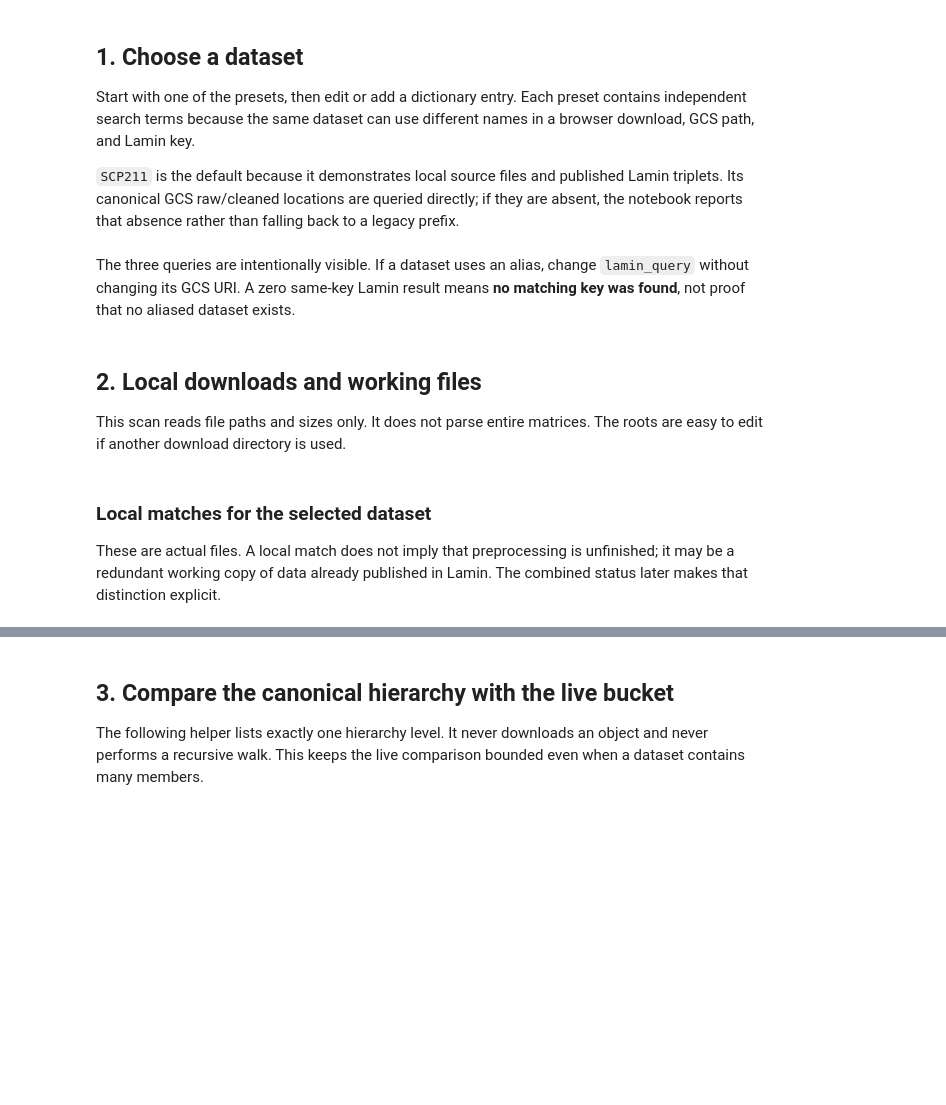
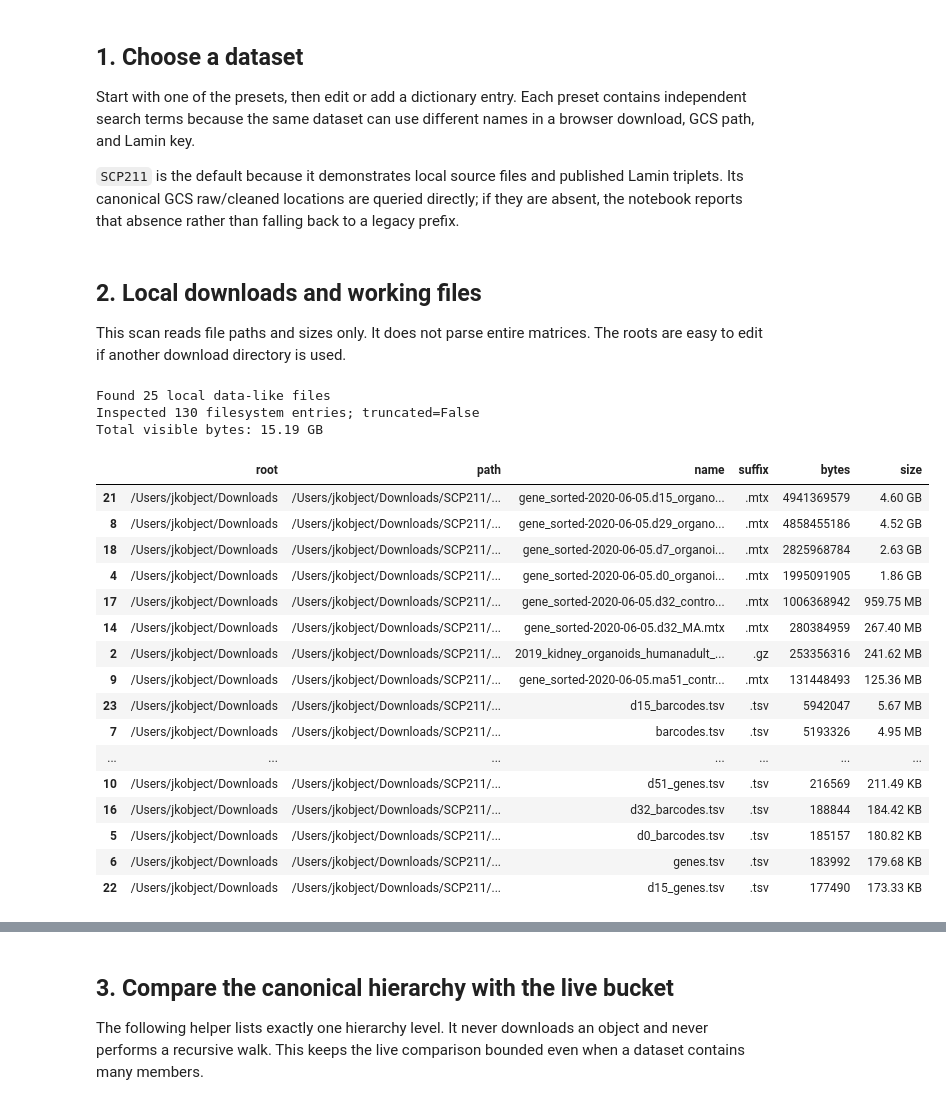
Before and after one commit to jkobject/pert-gym, a Jupyter notebook: notebooks/explore_dataset_storage.ipynb, the cells around one changed output, grey strips where cells are left out. Saved outputs shown, nothing was run; the diff lists cells and outputs as text; code cells hidden in the pictures; blank space fills up the shorter version.

```diff
--- a/notebooks/explore_dataset_storage.ipynb
+++ b/notebooks/explore_dataset_storage.ipynb
@@ -132,7 +90,3 @@ selection
-# %% [markdown]
-The three queries are intentionally visible. If a dataset uses an alias, change
-`lamin_query` without changing its GCS URI. A zero same-key Lamin result means
-**no matching key was found**, not proof that no aliased dataset exists.
 # %%
 def human_bytes(value):
     if value is None:
@@ -154,8 +108,19 @@ roots are easy to edit if another download directory is used.
 # %%
 LOCAL_ROOTS = [Path("data/main"), Path("data/gcs_cache"), Path.home() / "Downloads"]
 DATA_SUFFIXES = {
-    ".h5ad", ".h5", ".hdf5", ".rds", ".rda", ".loom", ".mtx",
-    ".parquet", ".csv", ".tsv", ".zip", ".tar", ".gz",
+    ".h5ad",
+    ".h5",
+    ".hdf5",
+    ".rds",
+    ".rda",
+    ".loom",
+    ".mtx",
+    ".parquet",
+    ".csv",
+    ".tsv",
+    ".zip",
+    ".tar",
+    ".gz",
 }
 MAX_LOCAL_FILES = 10_000
 MAX_LOCAL_ENTRIES = 20_000
@@ -173,47 +138,72 @@ def scan_local_data(roots, max_files=MAX_LOCAL_FILES, max_entries=MAX_LOCAL_ENTR
             try:
                 entries = os.scandir(current)
             except OSError:
                 continue
             with entries:
                 for entry in entries:
                     if entries_seen >= max_entries or len(rows) >= max_files:
                         truncated = True
                         break
                     entries_seen += 1
                     path = Path(entry.path)
                     path_lower = str(path).lower()
                     if "openclaw-repair" in path_lower:
                         continue
                     try:
                         if entry.is_dir(follow_symlinks=False):
                             pending.append(path)
-                        elif entry.is_file(follow_symlinks=False) and path.suffix.lower() in DATA_SUFFIXES:
+                        elif (
+                            entry.is_file(follow_symlinks=False)
+                            and path.suffix.lower() in DATA_SUFFIXES
+                        ):
                             size = entry.stat(follow_symlinks=False).st_size
-                            rows.append({
-                                "root": str(root),
-                                "path": str(path),
-                                "name": path.name,
-                                "suffix": path.suffix.lower(),
-                                "bytes": size,
-                                "size": human_bytes(size),
-                            })
+                            rows.append(
+                                {
+                                    "root": str(root),
+                                    "path": str(path),
+                                    "name": path.name,
+                                    "suffix": path.suffix.lower(),
+                                    "bytes": size,
+                                    "size": human_bytes(size),
+                                }
+                            )
                     except OSError:
                         continue
             if truncated:
                 break
     frame = pd.DataFrame(rows)
     frame.attrs.update(entries_seen=entries_seen, scan_truncated=truncated)
     return frame
 
 
 local_files = scan_local_data(LOCAL_ROOTS)
 print(f"Found {len(local_files):,} local data-like files")
-print(f"Inspected {local_files.attrs['entries_seen']:,} filesystem entries; truncated={local_files.attrs['scan_truncated']}")
-print("Total visible bytes:", human_bytes(local_files["bytes"].sum()) if len(local_files) else "0 B")
+print(
+    f"Inspected {local_files.attrs['entries_seen']:,} filesystem entries; truncated={local_files.attrs['scan_truncated']}"
+)
+print(
+    "Total visible bytes:",
+    human_bytes(local_files["bytes"].sum()) if len(local_files) else "0 B",
+)
 local_files.sort_values("bytes", ascending=False).head(20)
+# %% [output]
+Found 25 local data-like files
+Inspected 130 filesystem entries; truncated=False
+Total visible bytes: 15.19 GB
+|  | root | path | name | suffix | bytes | size |
+| 21 | /Users/jkobject/Downloads | /Users/jkobject/Downloads/SCP211/... | gene_sorted-2020-06-05.d15_organo... | .mtx | 4941369579 | 4.60 GB |
+| 8 | /Users/jkobject/Downloads | /Users/jkobject/Downloads/SCP211/... | gene_sorted-2020-06-05.d29_organo... | .mtx | 4858455186 | 4.52 GB |
+| 18 | /Users/jkobject/Downloads | /Users/jkobject/Downloads/SCP211/... | gene_sorted-2020-06-05.d7_organoi... | .mtx | 2825968784 | 2.63 GB |
+| 4 | /Users/jkobject/Downloads | /Users/jkobject/Downloads/SCP211/... | gene_sorted-2020-06-05.d0_organoi... | .mtx | 1995091905 | 1.86 GB |
+| 17 | /Users/jkobject/Downloads | /Users/jkobject/Downloads/SCP211/... | gene_sorted-2020-06-05.d32_contro... | .mtx | 1006368942 | 959.75 MB |
+| 14 | /Users/jkobject/Downloads | /Users/jkobject/Downloads/SCP211/... | gene_sorted-2020-06-05.d32_MA.mtx | .mtx | 280384959 | 267.40 MB |
+| 2 | /Users/jkobject/Downloads | /Users/jkobject/Downloads/SCP211/... | 2019_kidney_organoids_humanadult_... | .gz | 253356316 | 241.62 MB |
+| 9 | /Users/jkobject/Downloads | /Users/jkobject/Downloads/SCP211/... | gene_sorted-2020-06-05.ma51_contr... | .mtx | 131448493 | 125.36 MB |
+| 23 | /Users/jkobject/Downloads | /Users/jkobject/Downloads/SCP211/... | d15_barcodes.tsv | .tsv | 5942047 | 5.67 MB |
+| 7 | /Users/jkobject/Downloads | /Users/jkobject/Downloads/SCP211/... | barcodes.tsv | .tsv | 5193326 | 4.95 MB |
+| ... | ... | ... | ... | ... | ... | ... |
+| 10 | /Users/jkobject/Downloads | /Users/jkobject/Downloads/SCP211/... | d51_genes.tsv | .tsv | 216569 | 211.49 KB |
+| 16 | /Users/jkobject/Downloads | /Users/jkobject/Downloads/SCP211/... | d32_barcodes.tsv | .tsv | 188844 | 184.42 KB |
+| 5 | /Users/jkobject/Downloads | /Users/jkobject/Downloads/SCP211/... | d0_barcodes.tsv | .tsv | 185157 | 180.82 KB |
+| 6 | /Users/jkobject/Downloads | /Users/jkobject/Downloads/SCP211/... | genes.tsv | .tsv | 183992 | 179.68 KB |
+| 22 | /Users/jkobject/Downloads | /Users/jkobject/Downloads/SCP211/... | d15_genes.tsv | .tsv | 177490 | 173.33 KB |
-# %% [markdown]
-### Local matches for the selected dataset
-
-These are actual files. A local match does not imply that preprocessing is
-unfinished; it may be a redundant working copy of data already published in Lamin.
-The combined status later makes that distinction explicit.
```
Also changed, not shown: parts of 47 cells of this notebook, 6 other files.
